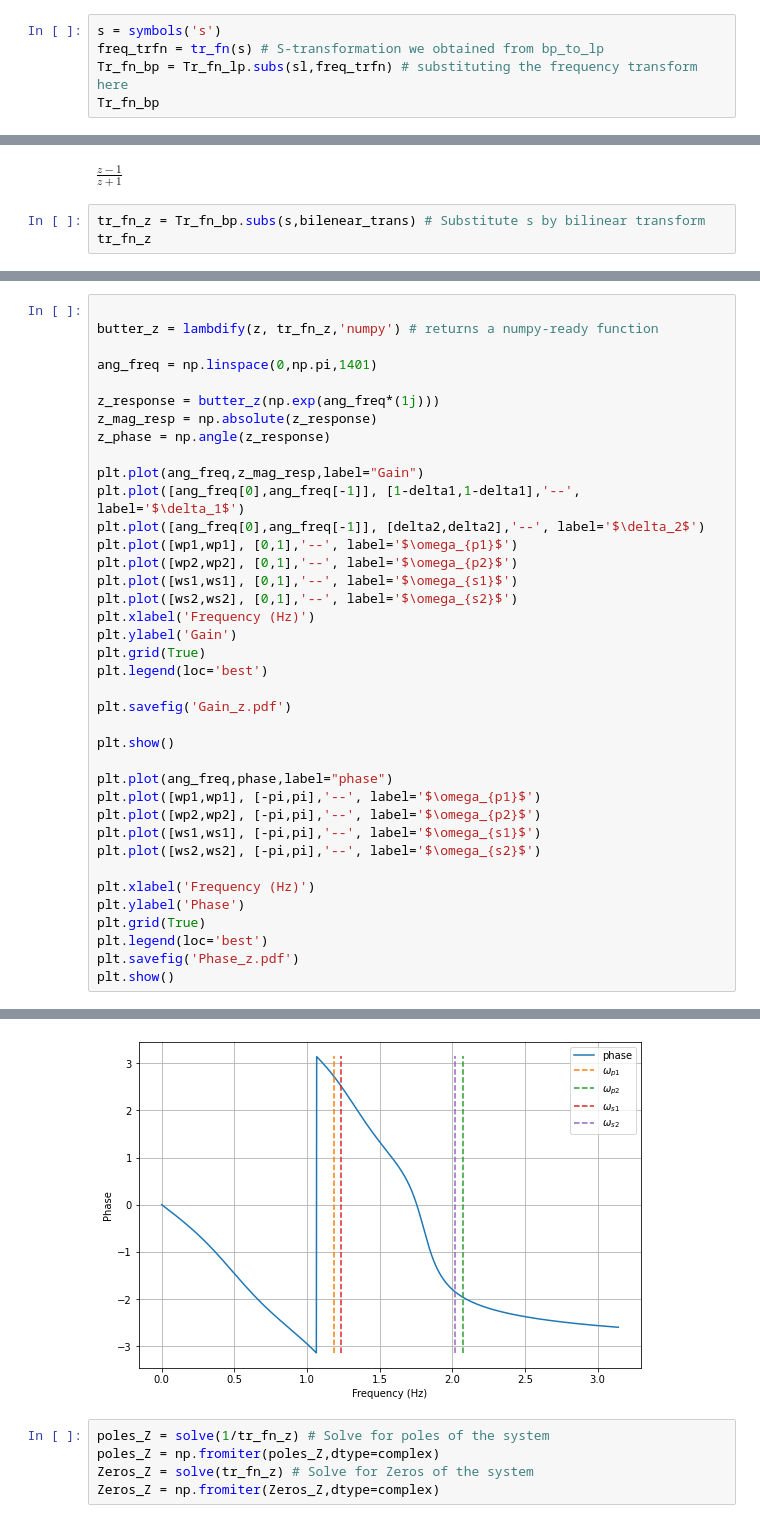
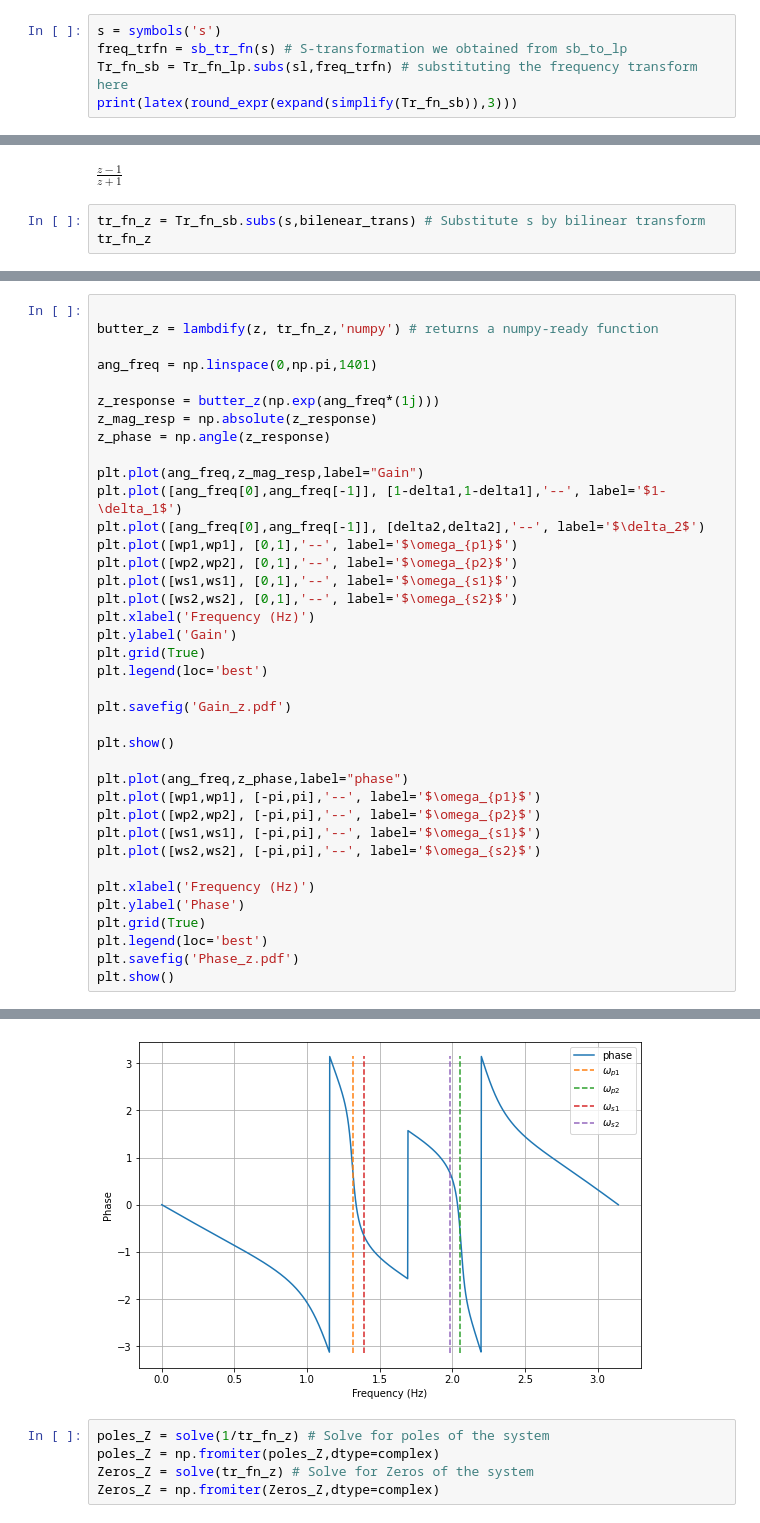
Before and after one commit to prateekgargX/DSP-Filter-Design, a Jupyter notebook: chebyshev.ipynb, the cells around one changed output, grey strips where cells are left out. Drawn from its saved outputs; the diff is of its cells as text.

```diff
--- a/chebyshev.ipynb
+++ b/chebyshev.ipynb
@@ -84,6 +108,6 @@ print(latex(round_expr(expand(Tr_fn_lp,sl),3)))
 # %%
 s = symbols('s')
-freq_trfn = tr_fn(s) # S-transformation we obtained from bp_to_lp
-Tr_fn_bp = Tr_fn_lp.subs(sl,freq_trfn) # substituting the frequency transform here
-Tr_fn_bp
+freq_trfn = sb_tr_fn(s) # S-transformation we obtained from sb_to_lp
+Tr_fn_sb = Tr_fn_lp.subs(sl,freq_trfn) # substituting the frequency transform here
+print(latex(round_expr(expand(simplify(Tr_fn_sb)),3)))
 # %% [output]
@@ -165,6 +191,6 @@ bilenear_trans
 # %% [output]
 $\displaystyle \frac{z - 1}{z + 1}$
 # %%
-tr_fn_z = Tr_fn_bp.subs(s,bilenear_trans) # Substitute s by bilinear transform
+tr_fn_z = Tr_fn_sb.subs(s,bilenear_trans) # Substitute s by bilinear transform
 tr_fn_z
 # %% [output]
@@ -180,7 +206,7 @@ z_mag_resp = np.absolute(z_response)
 z_phase = np.angle(z_response)
 
 plt.plot(ang_freq,z_mag_resp,label="Gain")
-plt.plot([ang_freq[0],ang_freq[-1]], [1-delta1,1-delta1],'--', label='$\delta_1$')
+plt.plot([ang_freq[0],ang_freq[-1]], [1-delta1,1-delta1],'--', label='$1-\delta_1$')
 plt.plot([ang_freq[0],ang_freq[-1]], [delta2,delta2],'--', label='$\delta_2$')
 plt.plot([wp1,wp1], [0,1],'--', label='$\omega_{p1}$')
 plt.plot([wp2,wp2], [0,1],'--', label='$\omega_{p2}$')
@@ -195,7 +221,7 @@ plt.savefig('Gain_z.pdf')
 
 plt.show()
 
-plt.plot(ang_freq,phase,label="phase")
+plt.plot(ang_freq,z_phase,label="phase")
 plt.plot([wp1,wp1], [-pi,pi],'--', label='$\omega_{p1}$')
 plt.plot([wp2,wp2], [-pi,pi],'--', label='$\omega_{p2}$')
 plt.plot([ws1,ws1], [-pi,pi],'--', label='$\omega_{s1}$')
@@ -212,4 +238,4 @@ plt.show()
-[figure, old version]
+[figure, new version]
 # %%
 poles_Z = solve(1/tr_fn_z) # Solve for poles of the system
 poles_Z = np.fromiter(poles_Z,dtype=complex)
```
Also changed, not shown: parts of 26 cells of this notebook.
